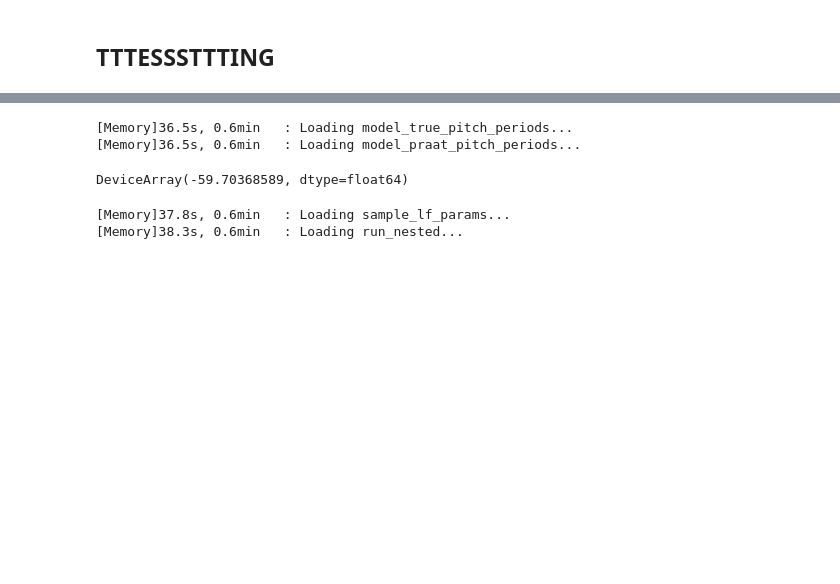
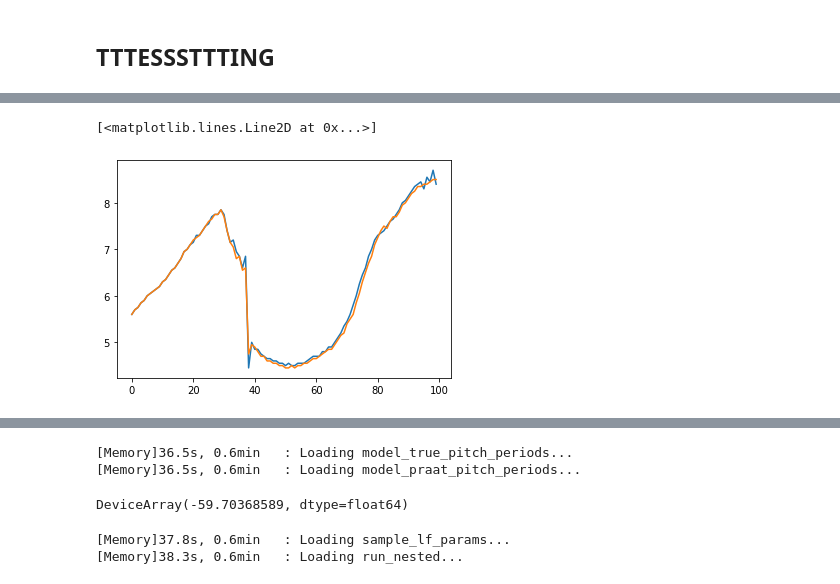
Before and after one commit to mvsoom/thesis-py, a Jupyter notebook: dgf/prior/period.ipynb, the cells around one changed output, grey strips where cells are left out. Saved outputs shown, nothing was run; the diff lists cells and outputs as text; code cells hidden in the pictures; blank space fills up the shorter version.

```diff
--- a/dgf/prior/period.ipynb
+++ b/dgf/prior/period.ipynb
@@ -458,0 +477,13 @@ data, data_z = period.get_aplawd_training_pairs()
+# %%
+subset = period.get_aplawd_training_pairs_subset()
+true  = np.vstack([d[0][:,None] for d in subset])[:,0]
+praat = np.vstack([d[1][:,None] for d in subset])[:,0]
+# %%
+def inv(a):
+    return np.array(_bijector(len(a)).inverse(a[:,None]))
+
+plot(true[i:j])
+plot(praat[i:j])
+# %% [output]
+[<matplotlib.lines.Line2D at 0x...>]
+[figure, added]
```
Also changed, not shown: parts of 55 cells of this notebook, 5 other files.
